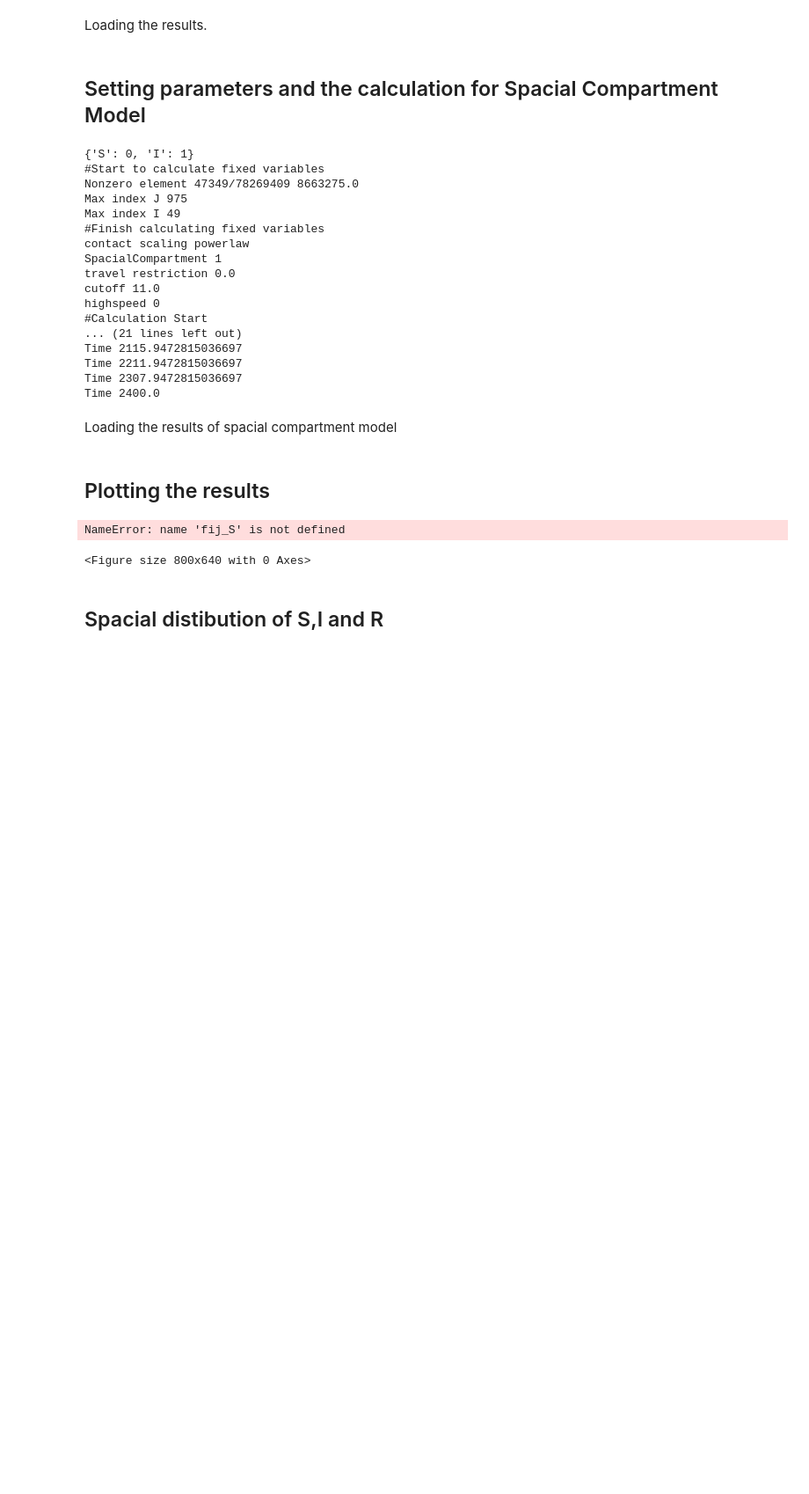
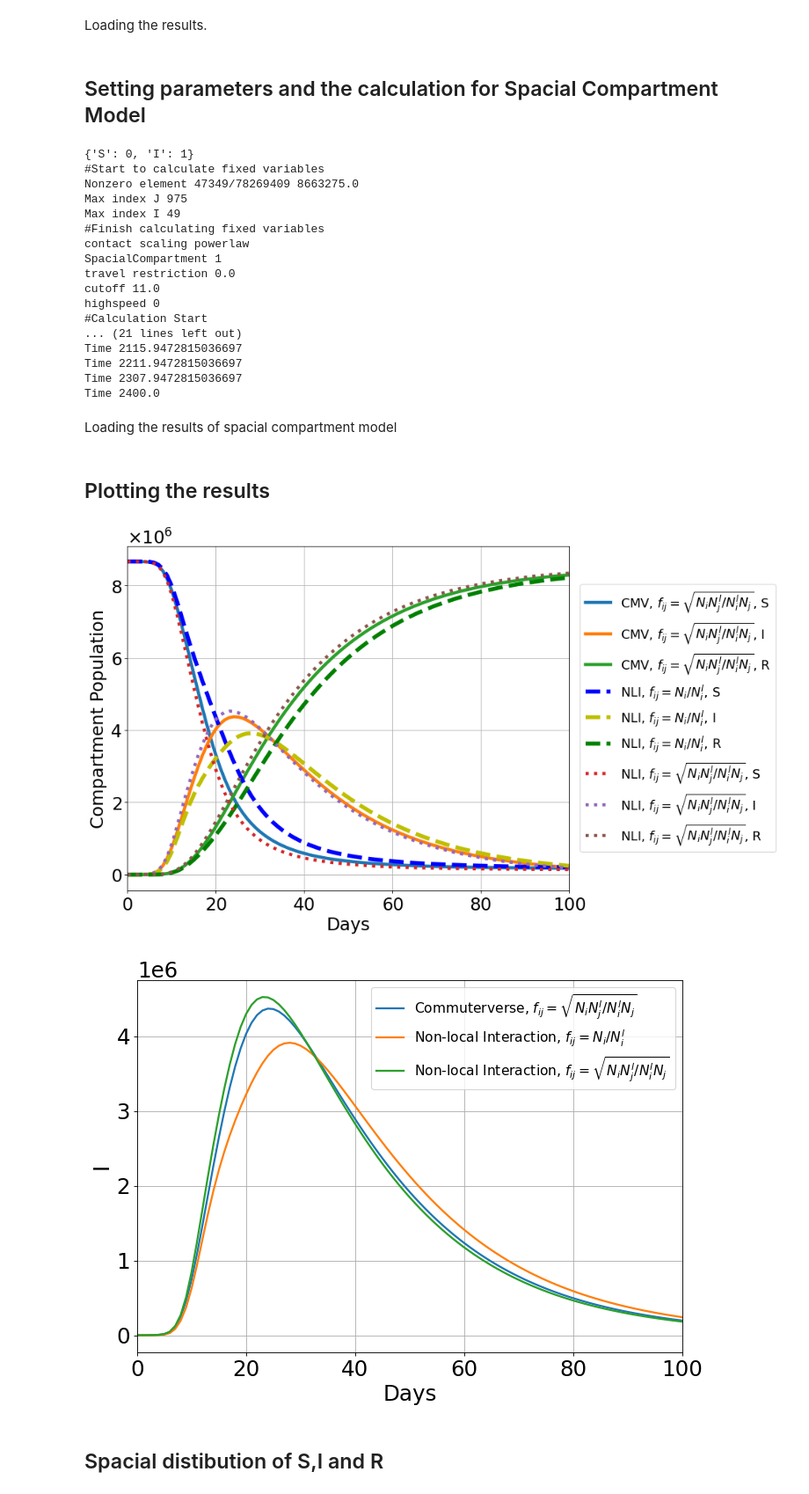
Before and after one commit to lukastk/PyRossGeo, a Jupyter notebook: examples_mft/ex5-London-compare-mft-cmtv_SIR.ipynb, the cells around one changed output. Shown at 88% size. Cells and saved outputs as stored; diff of their text form; code cells hidden in the pictures; blank space fills up the shorter version.

Commit message:
Fixed the fail of plotting in ex5

```diff
--- a/examples_mft/ex5-London-compare-mft-cmtv_SIR.ipynb
+++ b/examples_mft/ex5-London-compare-mft-cmtv_SIR.ipynb
@@ -860,7 +860,7 @@ for i in range(M1):
     I_total2  += I_SCM[i]
 fij_1 = '$f_{ij}=\sqrt{N_{i}N_{j}^{l}/N_{i}^{l}N_{j}}$'
 fij_0 = '$f_{ij}=N_{i}/N_{i}^{l}$'
-fij_C = fij_S
+fij_C = fij_1
 plt.plot(ts_days, S, label="CMV, " + fij_1 + ", S", lw=4)
 plt.plot(ts_days, I, label="CMV, " + fij_1 + ", I", lw=4)
 plt.plot(ts_days, R, label="CMV, " + fij_1 + ", R", lw=4)
@@ -895,35 +895,35 @@ f_data.close()
 
 fig = plt.figure(num=None, figsize=(10,7), dpi=80, facecolor='w', edgecolor='k')
 plt.rcParams.update({'font.size': 22})
 
 total_w = 0.0
 total_r = 0.0
 for i in range(Nd):
     total_w += Nw[M,i]
     total_r += Nh[M,i]
 #print('Toatl', total_w, total_r)
 
 RTM_total = []
 SCM_total = []
 for i in range(len(S_SCM[0])):
     RTM_total.append(0.0)
     SCM_total.append(0.0)
 for i in range(M1):
     RTM_total  += I_RTM[i]
     SCM_total  += I_SCM[i]
 
 plt.plot(ts_days, I, label="Commuterverse, " + fij_1, lw = 2)
 plt.plot(t_rtm/24, RTM_total, '-', label='Non-local Interaction, ' + fij_0, lw=2)
 plt.plot(t_scm/24, SCM_total, '-', label='Non-local Interaction, ' + fij_1, lw=2)
 plt.legend(fontsize=14); plt.grid()
 plt.xlabel('Days')
 plt.ylabel('I')
 ax=plt.subplot()
 ax.set_xlim([0,100])
 fig.savefig("London_I-CVM-RTM-SCM.png")
 # %% [output]
-NameError: name 'fij_S' is not defined
-<Figure size 800x640 with 0 Axes>
+[figure, added]
+[figure, added]
 # %% [markdown]
 ## Spacial distibution of S,I and R
 # %%
```
Also changed, not shown: parts of 4 cells of this notebook.
